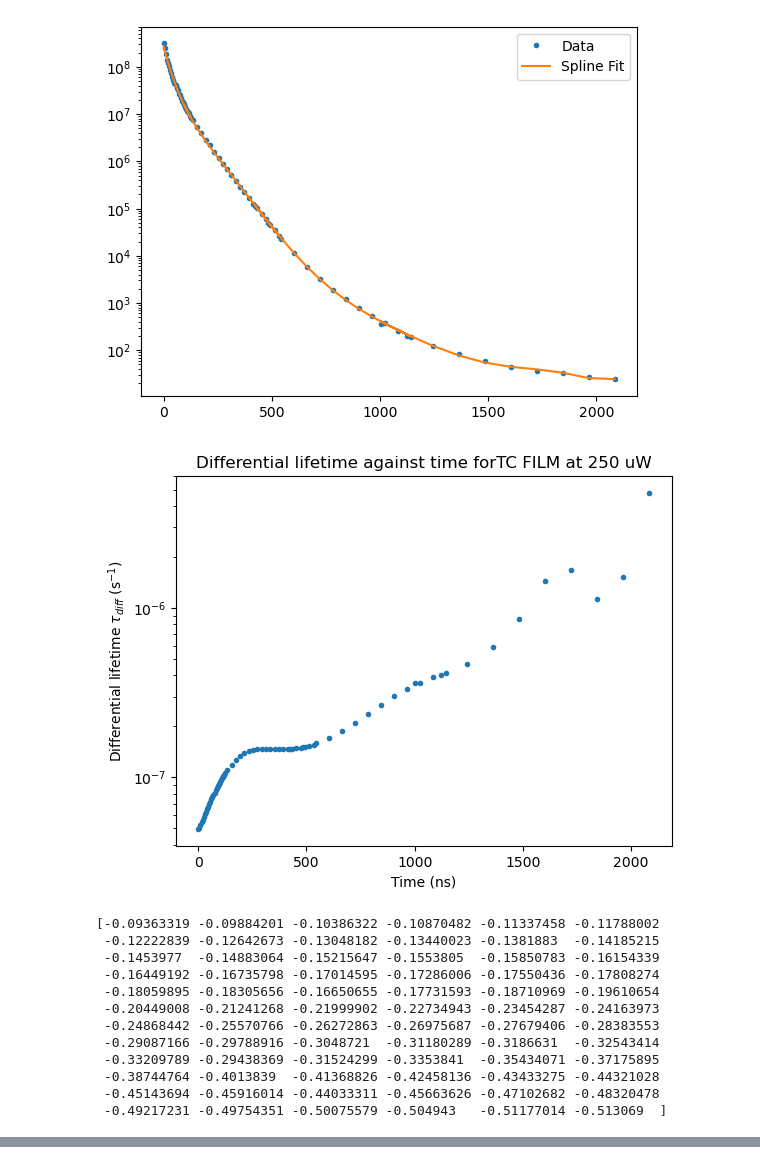
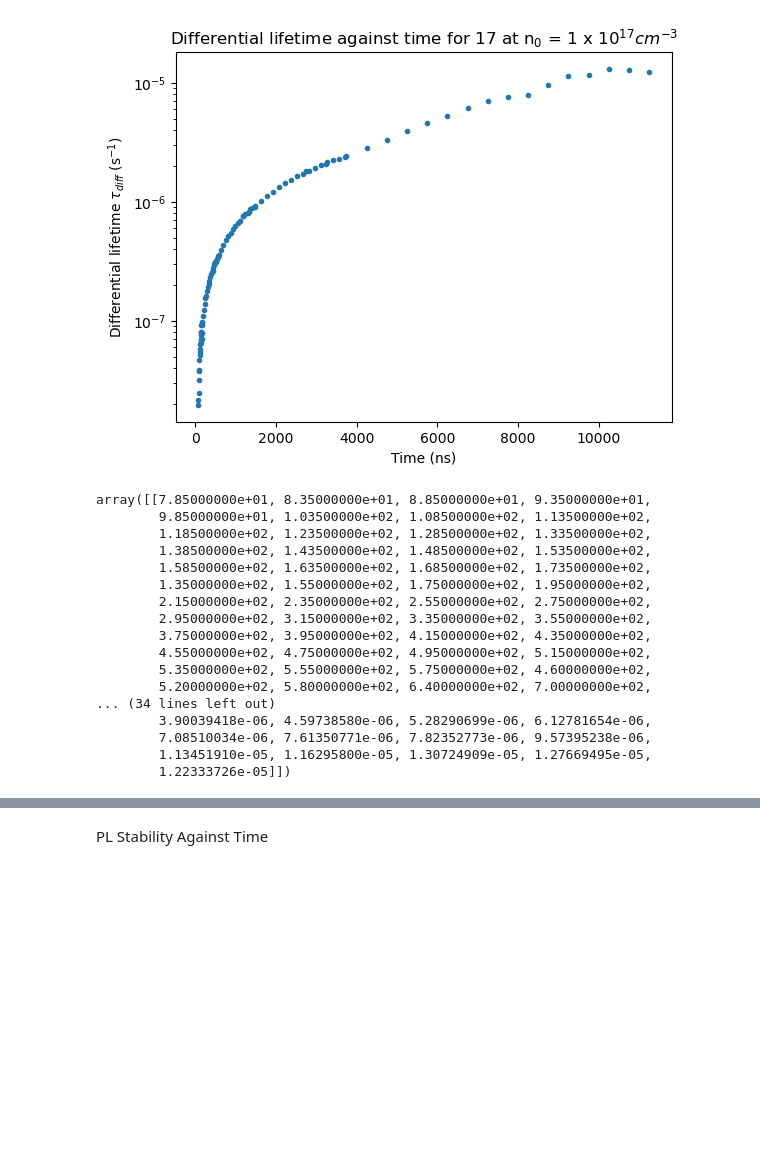
Before and after one commit to BLewis97/Other-Bits, a Jupyter notebook: iCCD_DataPrep_Template.ipynb, the cells around one changed output, grey strips where cells are left out. Cells and saved outputs as stored; diff of their text form; code cells hidden in the pictures; blank space fills up the shorter version.

```diff
--- a/iCCD_DataPrep_Template.ipynb
+++ b/iCCD_DataPrep_Template.ipynb
@@ -50,4 +52,5 @@ print(tdf)
 # %%
-files = [file for file in os.listdir() if file.endswith('sig.asc') and file.startswith(sample) and fluence in file] # Selects files to stitch change this to include defining elements of your file names
-files #shows the files that will be stitched
+files = [file for file in os.listdir() if file.endswith('sig.asc') and file.startswith('TRPL') and sample in file and 'BACKGROUND'not in file]
+files = files[1:]
+files
 # %% [output]
@@ -58,7 +62,6 @@ files #shows the files that will be stitched
 # %%
 data = []
-#Load the data for each file
 for f in files:
-    data.append(pl.loadASC(f, plot=True))
+    data.append(pl.loadASC(f,plot=False))
 # %% [output]
 ------------------------------------------------
@@ -120,7 +84,7 @@ Times: [2760. 2880. 3000. 3120. 3240. 3360. 3480. 3600. 3720. 3840.]
 # %%
 PL_decays = []
-#Plots the PL for each timepoint, sums this and plots the PL Decay vs time.
 for d,f in zip(data,files):
-    PL_decays.append(pl.PLdecay(d,wlmin=710,wlmax=820,label=f[:-8]))
+    PL_decays.append(pl.PLdecay(d,wlmin=770,wlmax=840,label=f[:-8], normalise=False, smooth=False))
+#PL_decays[0] = PL_decays[0][:,1:]    #Check this - normally first peak is actually pump scatter or not quite max
 # %% [output]
 No. of data points cropped by max: 1
@@ -134,5 +100,7 @@ No. of data points cropped by max: 0
 # %%
-ratios = pl.scaling(PL_decays) #Interpolates the stitches relative to each other, finds the ratio between the interpolated points of stitch A and real data points of stitch B
-aligned = pl.plot_aligned(PL_decays,ratios,adjust=[1,1,1,.9],save=True,filename='iCCD_'+series+'_'+date+'_'+fluence+'_'+sample) #plots the aligned data by dividing the real data by the ratio of the interpolated data
-#if not perfect stitch, adjust the adjust parameter to scale the data to fit better
+ratios = pl.scaling(PL_decays)
+aligned = pl.plot_aligned(PL_decays,ratios,adjust=[1,1,1,1,1,1.3,2.2],save=True,xscale='linear',
+                          normalise=True, title = series+'_EDTA_'+sample,
+                          path = r'c:\Users\bail2.BLUE\OneDrive - University of Cambridge\Documents\1PhD\2024\iCCD\240812_Terry\Higher',
+                          filename='iCCD_'+series+'_'+date+'_'+fluence+'_'+sample)
 # %% [output]
@@ -148,23 +118,21 @@ iCCD_TC5_3004_250uW_FILM
 # %%
-PL_smoothed = pl.spline_function(aligned[0],aligned[1],plot=True)
-
-
-diff_life = pl.diff_lifetime(PL_smoothed,aligned[0], plot=True,title = 'TC FILM at 250 uW')
-
-
-qfls_v_time = pl.QFLS_difflifetime(PL_smoothed,aligned[0],title = 'TC FILM at 250 uW')
+pl.diff_lifetime(aligned[1],aligned[0],plot=True,title=f'{sample} at n$_0$ = 1 x 10$^{{17}}cm^{{-3}}$')
 # %% [output]
-[figure, old version]
+[figure, new version]
-[figure, removed]
-[-0.09363319 -0.09884201 -0.10386322 -0.10870482 -0.11337458 -0.11788002
- -0.12222839 -0.12642673 -0.13048182 -0.13440023 -0.1381883  -0.14185215
- -0.1453977  -0.14883064 -0.15215647 -0.1553805  -0.15850783 -0.16154339
- -0.16449192 -0.16735798 -0.17014595 -0.17286006 -0.17550436 -0.17808274
- -0.18059895 -0.18305656 -0.16650655 -0.17731593 -0.18710969 -0.19610654
- -0.20449008 -0.21241268 -0.21999902 -0.22734943 -0.23454287 -0.24163973
- -0.24868442 -0.25570766 -0.26272863 -0.26975687 -0.27679406 -0.28383553
- -0.29087166 -0.29788916 -0.3048721  -0.31180289 -0.3186631  -0.32543414
- -0.33209789 -0.29438369 -0.31524299 -0.3353841  -0.35434071 -0.37175895
- -0.38744764 -0.4013839  -0.41368826 -0.42458136 -0.43433275 -0.44321028
- -0.45143694 -0.45916014 -0.44033311 -0.45663626 -0.47102682 -0.48320478
- -0.49217231 -0.49754351 -0.50075579 -0.504943   -0.51177014 -0.513069  ]
+array([[7.85000000e+01, 8.35000000e+01, 8.85000000e+01, 9.35000000e+01,
+        9.85000000e+01, 1.03500000e+02, 1.08500000e+02, 1.13500000e+02,
+        1.18500000e+02, 1.23500000e+02, 1.28500000e+02, 1.33500000e+02,
+        1.38500000e+02, 1.43500000e+02, 1.48500000e+02, 1.53500000e+02,
+        1.58500000e+02, 1.63500000e+02, 1.68500000e+02, 1.73500000e+02,
+        1.35000000e+02, 1.55000000e+02, 1.75000000e+02, 1.95000000e+02,
+        2.15000000e+02, 2.35000000e+02, 2.55000000e+02, 2.75000000e+02,
+        2.95000000e+02, 3.15000000e+02, 3.35000000e+02, 3.55000000e+02,
+        3.75000000e+02, 3.95000000e+02, 4.15000000e+02, 4.35000000e+02,
+        4.55000000e+02, 4.75000000e+02, 4.95000000e+02, 5.15000000e+02,
+        5.35000000e+02, 5.55000000e+02, 5.75000000e+02, 4.60000000e+02,
+        5.20000000e+02, 5.80000000e+02, 6.40000000e+02, 7.00000000e+02,
+... (34 lines left out)
+        3.90039418e-06, 4.59738580e-06, 5.28290699e-06, 6.12781654e-06,
+        7.08510034e-06, 7.61350771e-06, 7.82352773e-06, 9.57395238e-06,
+        1.13451910e-05, 1.16295800e-05, 1.30724909e-05, 1.27669495e-05,
+        1.22333726e-05]])
@@ -171,0 +139,2 @@ qfls_v_time = pl.QFLS_difflifetime(PL_smoothed,aligned[0],title = 'TC FILM at 25
+# %% [markdown]
+PL Stability Against Time
```
Also changed, not shown: parts of 12 cells of this notebook, 1 other file.
